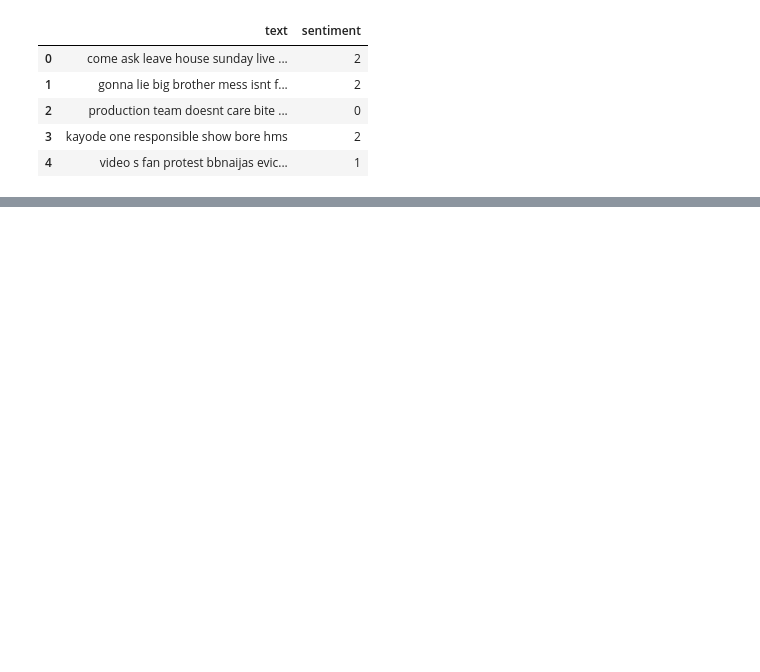
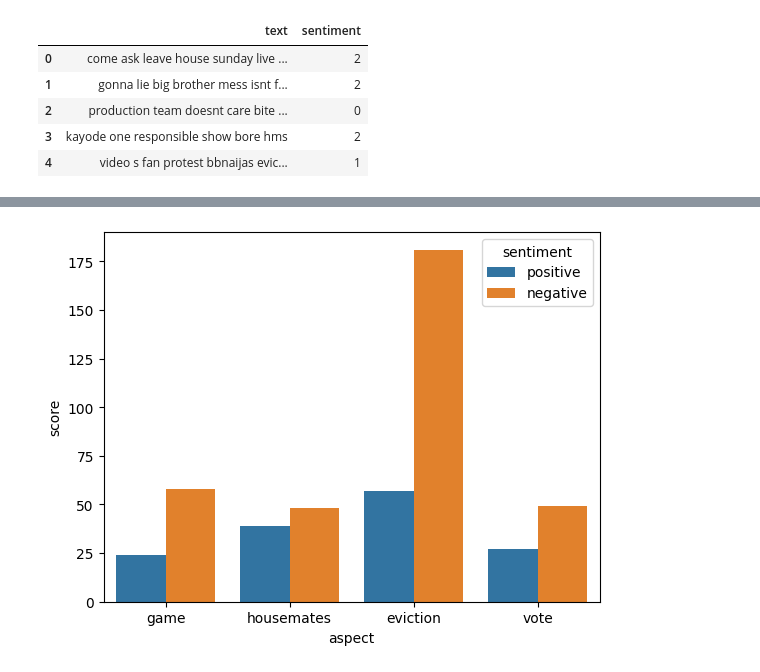
Before and after one commit to OlaAkindele/BBN, a Jupyter notebook: ABSA.ipynb, the cells around one changed output, grey strips where cells are left out. Drawn from its saved outputs; the diff is of its cells as text; code cells hidden in the pictures; blank space fills up the shorter version.

Commit message:
aspect based sentiment analysis

```diff
--- a/ABSA.ipynb
+++ b/ABSA.ipynb
@@ -127,0 +144,46 @@ def aspect_sentiment(aspects):
+# %%
+def compute(text, aspects):
+	#preprocessing
+	preprocess_text = text
+	#get nouns
+	noun_list = get_noun(preprocess_text)
+	#get alternative names of aspects
+	aspect_classes = get_similar_words(noun_list, aspects)
+	#get sentiment
+	sentiment_result = get_sentiment(aspect_classes, text)
+	#sentiment_result = {'aspect 1': score, 'aspect 2': score, ...}
+	return sentiment_result
+
+
+
+def aspect_sentiment(aspects):
+	tweets_content = df
+	aspect_score = {asp : {'positive': 0, 'negative': 0} for asp in aspects}
+
+	#compute scores for each tweet
+	if tweets_content.to_dict():
+		for text in tweets_content['text']:
+			sentiment_result = compute(text, aspects)
+			for result in sentiment_result:
+				score = sentiment_result[result]
+				if score>0:
+					aspect_score[result]['positive'] = aspect_score[result]['positive'] + score
+				elif score<0:
+					aspect_score[result]['negative'] = aspect_score[result]['negative'] - score
+				else:
+					pass
+	else:
+		print('No data')
+
+
+	result_list = [[k, 'positive', v['positive']] for k,v in aspect_score.items()]
+	result_list.extend([[k, 'negative', v['negative']] for k,v in aspect_score.items()])
+
+	#plot the bar plot across all aspects
+	aspects_df = pd.DataFrame(result_list, columns= ['aspect', 'sentiment', 'score'])
+	sns.barplot(x = 'aspect', y = 'score', hue='sentiment', data=aspects_df)
+# %%
+aspects = ['game', 'housemates', 'eviction', 'vote']
+aspect_sentiment(aspects)
+# %% [output]
+[figure, added]
```
Also changed, not shown: parts of 7 cells of this notebook.
